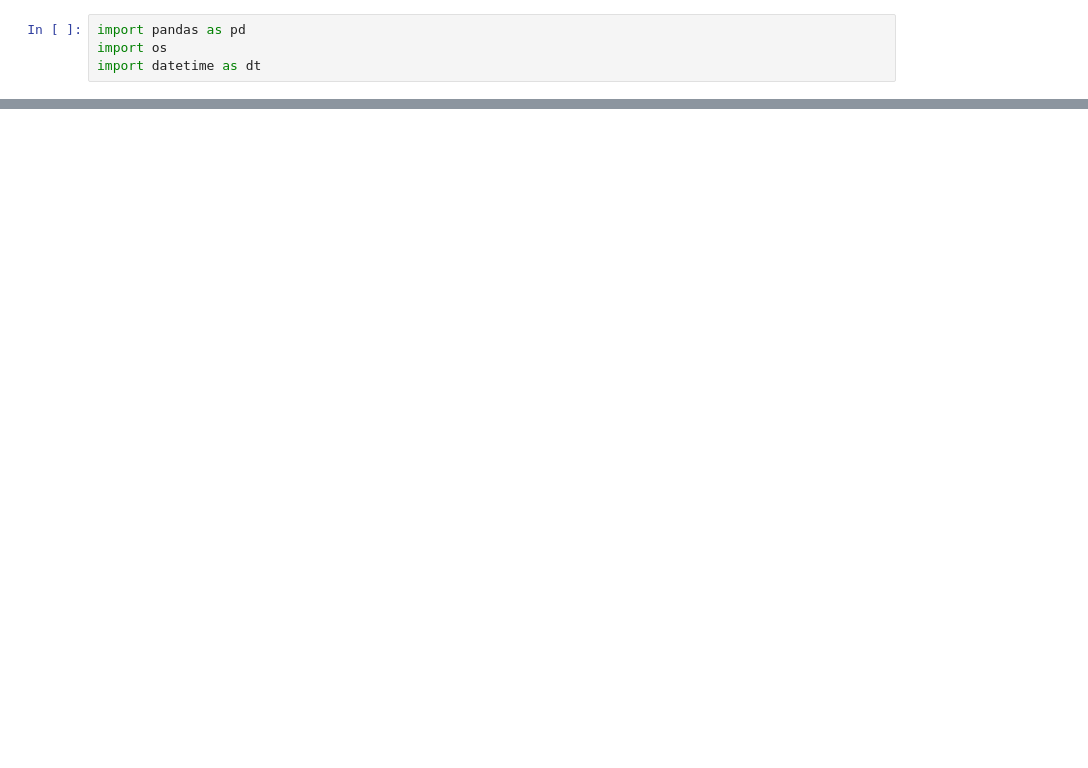
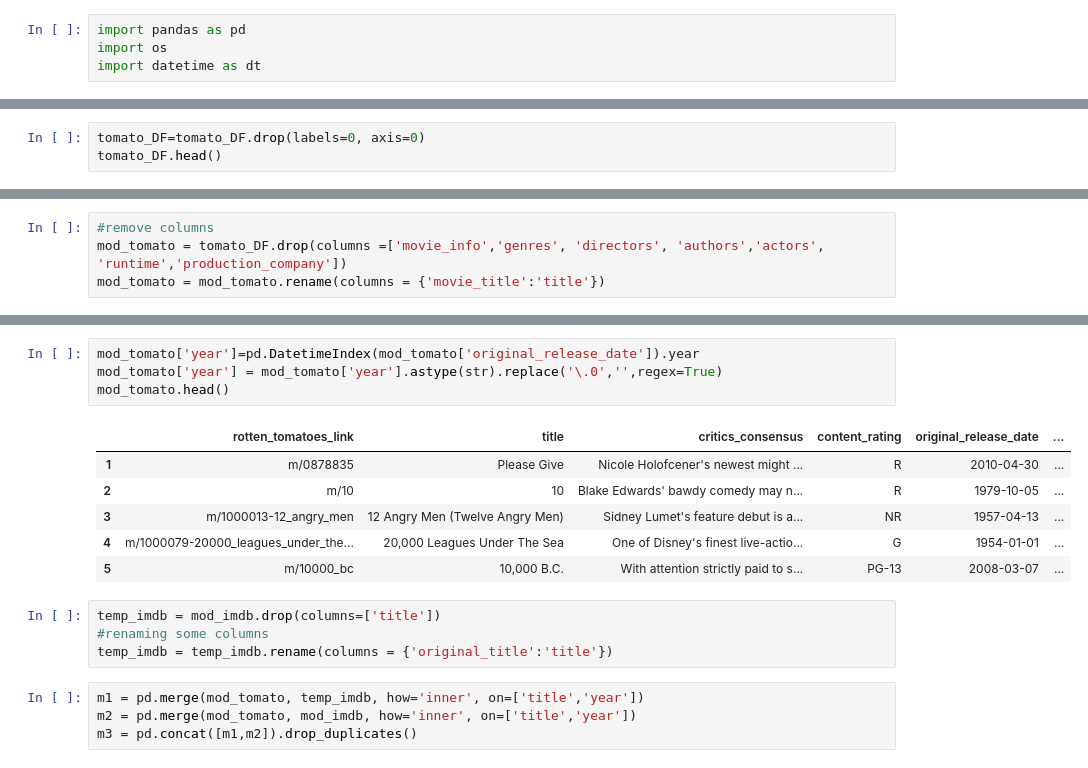
Before and after one commit to tnnixon/project2, a Jupyter notebook: movie_rating.ipynb, the cells around one changed output, grey strips where cells are left out. Cells and saved outputs as stored; diff of their text form; blank space fills up the shorter version.

```diff
--- a/movie_rating.ipynb
+++ b/movie_rating.ipynb
@@ -179,0 +36,3 @@ df.head()
+# %%
+tomato_DF=tomato_DF.drop(labels=0, axis=0)
+tomato_DF.head()
@@ -179,0 +47,4 @@ df.head()
+# %%
+#remove columns
+mod_tomato = tomato_DF.drop(columns =['movie_info','genres', 'directors', 'authors','actors', 'runtime','production_company'])
+mod_tomato = mod_tomato.rename(columns = {'movie_title':'title'})
@@ -179,0 +104,19 @@ df.head()
+# %%
+mod_tomato['year']=pd.DatetimeIndex(mod_tomato['original_release_date']).year
+mod_tomato['year'] = mod_tomato['year'].astype(str).replace('\.0','',regex=True)
+mod_tomato.head()
+# %% [output]
+|  | rotten_tomatoes_link | title | critics_consensus | content_rating | original_release_date | ... |
+| 1 | m/0878835 | Please Give | Nicole Holofcener's newest might ... | R | 2010-04-30 | ... |
+| 2 | m/10 | 10 | Blake Edwards' bawdy comedy may n... | R | 1979-10-05 | ... |
+| 3 | m/1000013-12_angry_men | 12 Angry Men (Twelve Angry Men) | Sidney Lumet's feature debut is a... | NR | 1957-04-13 | ... |
+| 4 | m/1000079-20000_leagues_under_the... | 20,000 Leagues Under The Sea | One of Disney's finest live-actio... | G | 1954-01-01 | ... |
+| 5 | m/10000_bc | 10,000 B.C. | With attention strictly paid to s... | PG-13 | 2008-03-07 | ... |
+# %%
+temp_imdb = mod_imdb.drop(columns=['title'])
+#renaming some columns
+temp_imdb = temp_imdb.rename(columns = {'original_title':'title'})
+# %%
+m1 = pd.merge(mod_tomato, temp_imdb, how='inner', on=['title','year'])
+m2 = pd.merge(mod_tomato, mod_imdb, how='inner', on=['title','year'])
+m3 = pd.concat([m1,m2]).drop_duplicates()
```
Also changed, not shown: parts of 43 cells of this notebook, 6 other files.
